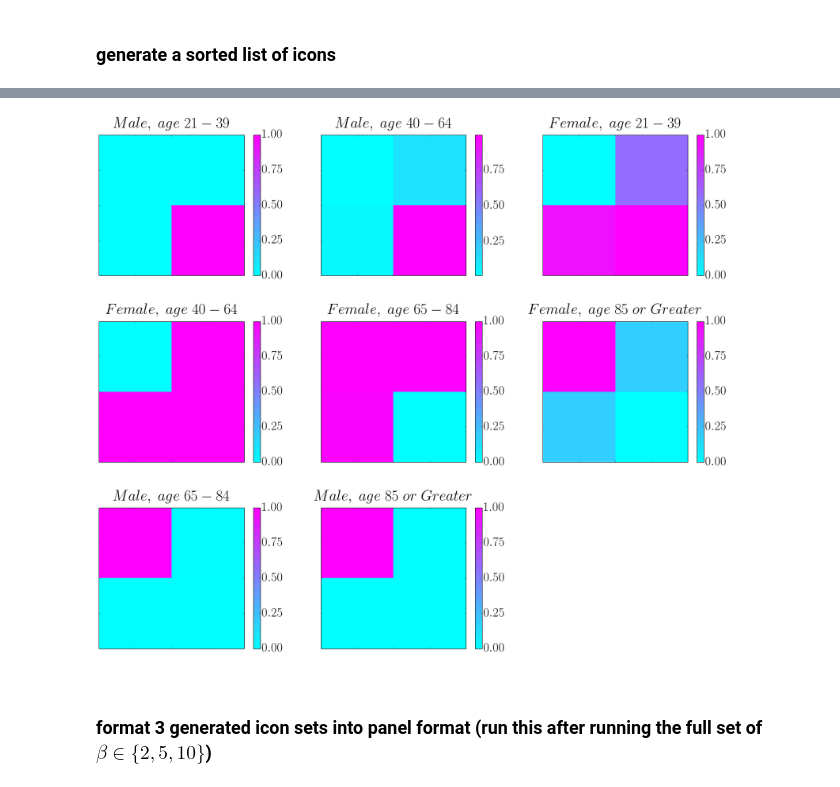
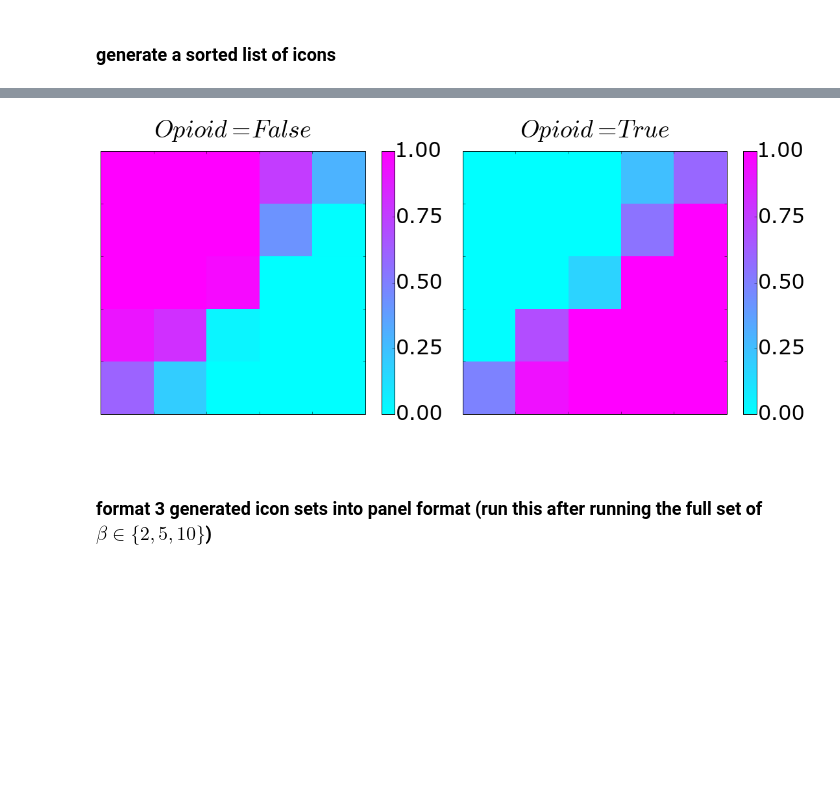
Before and after one commit to pvnick/tempos, a Jupyter notebook: manuscript_code.ipynb, the cells around one changed output, grey strips where cells are left out. Saved outputs shown, nothing was run; the diff lists cells and outputs as text; code cells hidden in the pictures; blank space fills up the shorter version.

```diff
--- a/manuscript_code.ipynb
+++ b/manuscript_code.ipynb
@@ -656,7 +620,7 @@ def sax_unwindowed(time_series, paa_length, breakpoints):
 # %%
 np.random.seed(10) #ensure we get consistent replicatable results
 all_motifs = {}
-beta = 2 #alphabet size
+beta = 5 #alphabet size
 number_of_ten_minute_intervals_in_frame = 60. * 5. / 10. #5 hours
 all_paa = interpolated_grouped_by_patient.apply(lambda s: piecewise_aggregate_approximation(pd.Series(s.values), paa_size = np.ceil(s.count() / number_of_ten_minute_intervals_in_frame)))
 all_paa_series = pd.Series(all_paa.values)
@@ -979,13 +943,13 @@ individual_motif_counts_by_cluster = clustered_motif_matrices_grouped.sum()
 total_motif_quantities_by_cluster = individual_motif_counts_by_cluster.sum(axis=1)
 motif_proportions_clusters = individual_motif_counts_by_cluster.apply(lambda val: val / total_motif_quantities_by_cluster)
 cluster_criteria = motif_proportions_clusters.index
-icons = pd.DataFrame(columns = motif_matrices_by_patient.columns, index = pd.Index(data=[], name="theta"))
+icons = pd.DataFrame(columns = motif_matrices_by_patient.columns, index = pd.Index(data=[], name="featureval"))
 for criterion in cluster_criteria:
     motif_proportions_cluster = motif_proportions_clusters.ix[criterion]
     cluster_n = cluster_sample_sizes.ix[criterion][0]
     minimum_cluster_n = 50
     if cluster_n > minimum_cluster_n:
-        print("Generating Xci for theta=" + str(criterion) + " - nc=" + str(cluster_n))
+        print("Generating Xci for featureval=" + str(criterion) + " - nc=" + str(cluster_n))
         nr = 1000
         motif_importance_sample = pd.Series(np.arange(nr)).apply(sample_motif_importances, sample_size=cluster_n)
         numerators = motif_importance_sample.apply(lambda row: row <= motif_proportions_cluster, axis=1).sum()
@@ -994,7 +958,7 @@ for criterion in cluster_criteria:
         icon = CDF
         icons.ix[str(criterion)] = icon
     else:
-        print("Skipping theta=" + str(criterion) + " - nc=" + str(cluster_n))
+        print("Skipping featureval=" + str(criterion) + " - nc=" + str(cluster_n))
 
 icons
 # %% [output]
@@ -1024,7 +976,7 @@ def get_similarities(icon, all_icons):
                         index=pd.Index(all_icons.index, name="other_item"),
                         columns=pd.Index(["similarity"]))
 
-all_theta_similarities = icons.groupby(level=0).apply(get_similarities, all_icons=icons)
-all_theta_similarities
+all_featureval_similarities = icons.groupby(level=0).apply(get_similarities, all_icons=icons)
+all_featureval_similarities
 # %% [output]
 |  |  | similarity |
@@ -1140,8 +1079,8 @@ ax = fig.add_subplot(111)
 #needed to render the hat correctly over italicized F
 plt.rc('text', usetex=True)
 
-theta = "Cardiovascular"
-icon = icons.ix[theta]
+featureval = "Cardiovascular"
+icon = icons.ix[featureval]
 icon_side = np.sqrt(icon.count()).astype(int)
 #hide distracting axis ticks
 ax.tick_params(labelbottom='off',
@@ -1209,45 +1129,45 @@ icons
 # %%
-first_icon_theta = "Male, age 21-39"
-theta_and_similarities = all_theta_similarities.ix[first_icon_theta]
-thetas_sorted = theta_and_similarities.sort(columns="similarity", ascending=False).index
+first_icon_featureval = "Opioid=False"
+featureval_and_similarities = all_featureval_similarities.ix[first_icon_featureval]
+featurevals_sorted = featureval_and_similarities.sort(columns="similarity", ascending=False).index
 fig, axes = plt.subplots(nrows=3,
                          ncols=3,
                          figsize=(23,20))
 axes_flattened = axes.flatten()
 plt.hold(True)
 axis_index = 0
-for theta in thetas_sorted:
+for featureval in featurevals_sorted:
     ax = axes_flattened[axis_index]
-    icon = icons.ix[theta]
+    icon = icons.ix[featureval]
     icon_side = np.sqrt(icon.count()).astype(int)
     #hide distracting axis ticks
     ax.tick_params(labelbottom='off',
                    labelleft='off')
-    ax.set_title(label="$" + string.replace(theta, ' ', '\ ') + "$", fontsize=38, y=1.04)
-    similarity = theta_and_similarities.ix[theta].similarity
+    ax.set_title(label="$" + string.replace(featureval, ' ', '\ ') + "$", fontsize=38, y=1.04)
+    similarity = featureval_and_similarities.ix[featureval].similarity
     angle_text = "0"
     if similarity < 1:
         angle_text = np.rad2deg(np.arccos(similarity)).astype(int).astype(str)
-    if theta != first_icon_theta and icon_side == 10:
+    if featureval != first_icon_featureval and icon_side == 10:
         ax.set_xlabel(xlabel=r"$Similarity = " + ('%.3f' % similarity) + "$", \
                       fontsize=38, labelpad = 20)
     else:
         ax.set_xlabel(xlabel=r"a", color="white", fontsize=38, labelpad = 20)
     pixel_data = icon.reshape([icon_side, icon_side]).astype(float)
     heatmap = ax.pcolor(pixel_data, cmap = plt.cool()) #, vmin=0, vmax=1)
     ax.invert_yaxis()
     cbar = fig.colorbar(heatmap, ax=ax)
     cbar.ax.tick_params(labelsize=32)
     cbar.set_ticks(np.linspace(0, 1, 5))
     axis_index = axis_index + 1
 for remaining_axis_index in range(axis_index, len(axes_flattened)):
     ax = axes_flattened[remaining_axis_index]
     fig.delaxes(ax)
 plt.tight_layout(pad=1.6)
 plt.savefig("/tmp/icons_beta" + str(icon_side) + ".pdf", bbox_inches="tight")
 plt.show()
 # %% [output]
-[figure, old version]
+[figure, new version]
 # %% [markdown]
 ### format 3 generated icon sets into panel format (run this after running the full set of $\beta \in \{2,5,10\}$)
 # %%
```
Also changed, not shown: parts of 21 cells of this notebook, 2 other files.
